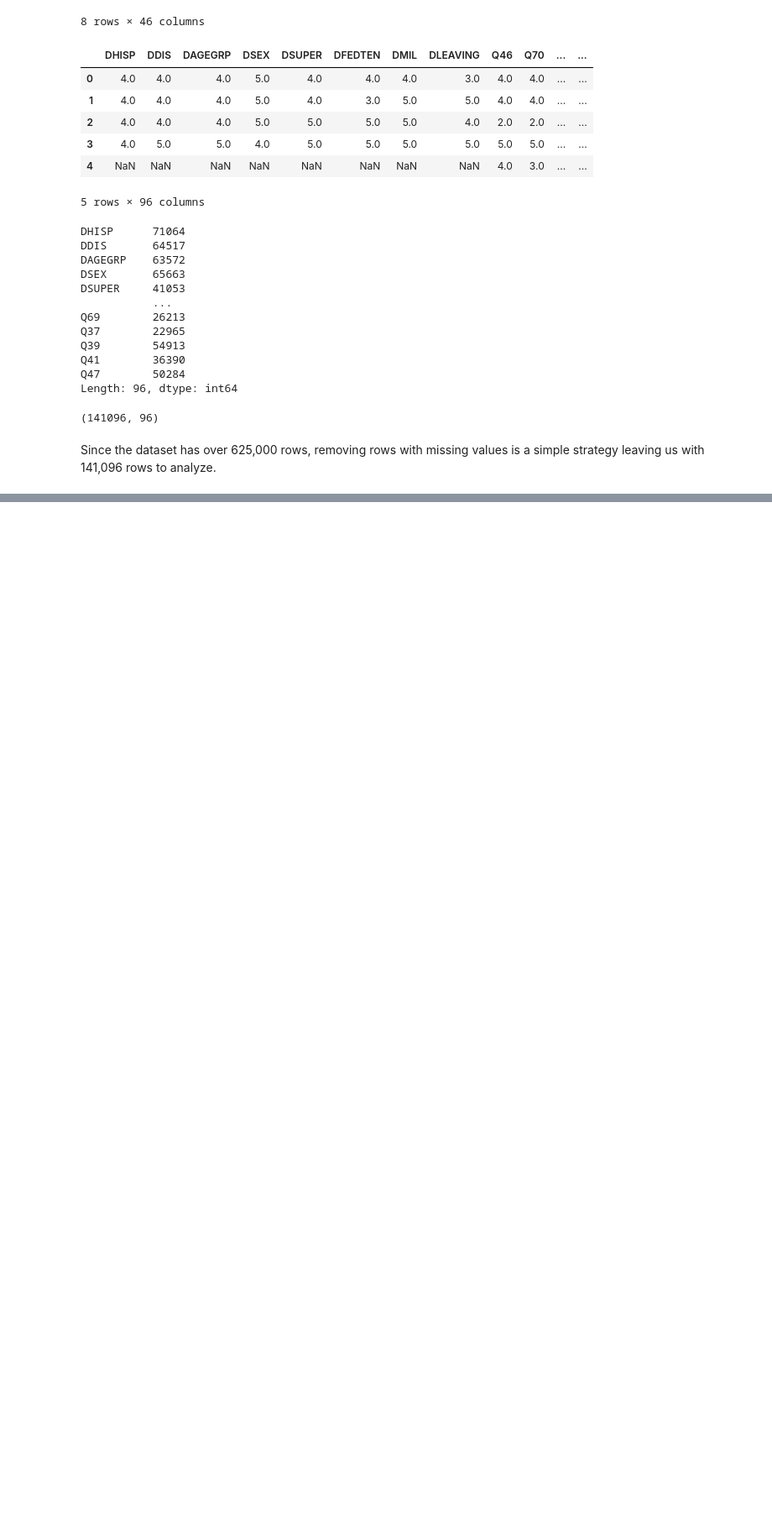
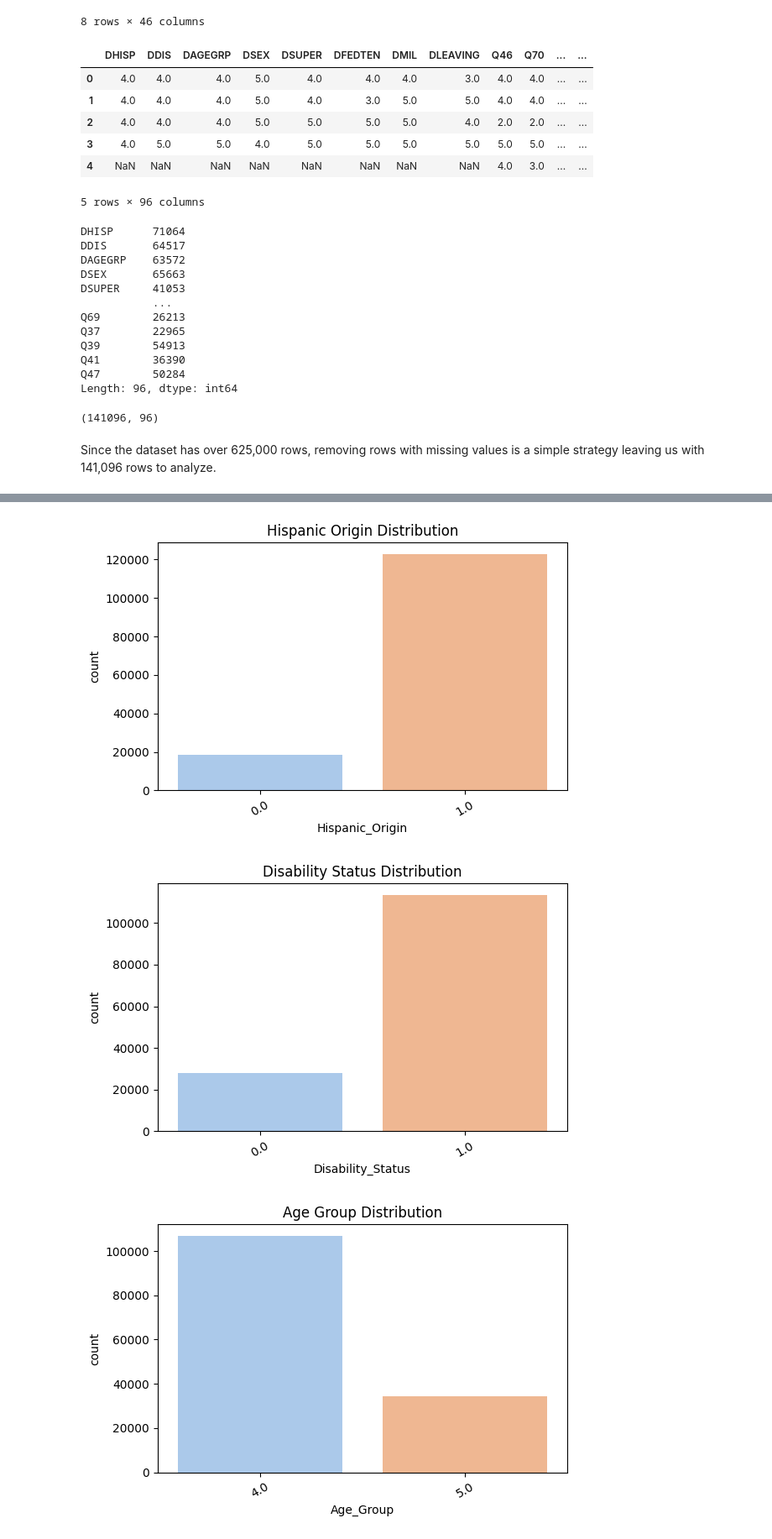
Before and after one commit to sophiaajensen/ADS599_CapstoneProject, a Jupyter notebook: 2023FEV.ipynb, the cells around one changed output, grey strips where cells are left out. Shown at 84% size. Drawn from its saved outputs; the diff is of its cells as text; code cells hidden in the pictures; blank space fills up the shorter version.

Commit message:
Add EDA on survey data

```diff
--- a/2023FEV.ipynb
+++ b/2023FEV.ipynb
@@ -3,6 +7,6 @@ import pandas as pd
 # %%
 # Upload the 2023 FEVS data
-df_2023 = pd.read_csv('/Users/sophie/Desktop/ADS599_CapstoneProject/data/FEVS2023_PRDF_CSV/FEVS_2023_PRDF.csv')
+df_2023 = pd.read_csv('/Users/sophie/Downloads/ADS599_CapstoneProject/data/FEVS_2023_PRDF.csv')
 df_2023.head(10)
 # %% [output]
 |  | RandomID | agency | Q1 | Q2 | Q3 | Q4 | Q5 | Q6 | Q7 | Q8 | ... | ... |
@@ -126,3 +130,17 @@ df_clean.shape
 (141096, 96)
 # %% [markdown]
 Since the dataset has over 625,000 rows, removing rows with missing values is a simple strategy leaving us with 141,096 rows to analyze.
+# %%
+# Rename demographic columns for clarity
+df_clean.rename(columns={
+    'DHISP': 'Hispanic_Origin',
+    'DDIS': 'Disability_Status',
+    'DAGEGRP': 'Age_Group',
+    'DSEX': 'Gender',
+    'DSUPER': 'Supervisory_Status',
+    'DFEDTEN': 'Federal_Tenure',
+    'DMIL': 'Military_Service_Status',
+    'DLEAVING': 'Intent_to_Leave'
+}, inplace=True)
+
+df_clean.head()
@@ -128,0 +155,9 @@ Since the dataset has over 625,000 rows, removing rows with missing values is a
+# %%
+# Fixed Demographic columns to have No(0) or yes (1) values
+binary_map = {4: 1, 5: 0}
+
+df_clean['Hispanic_Origin'] = df_clean['Hispanic_Origin'].replace(binary_map)
+df_clean['Gender'] = df_clean['Gender'].replace(binary_map)
+df_clean['Military_Service_Status'] = df_clean['Military_Service_Status'].replace(binary_map)
+df_clean['Disability_Status'] = df_clean['Disability_Status'].replace(binary_map)
+df_clean['Supervisory_Status'] = df_clean['Supervisory_Status'].replace(binary_map)
@@ -128,0 +176,18 @@ Since the dataset has over 625,000 rows, removing rows with missing values is a
+# %%
+import matplotlib.pyplot as plt
+import seaborn as sns
+
+demographics = ['Hispanic_Origin', 'Disability_Status', 'Age_Group', 'Gender',
+                'Supervisory_Status', 'Federal_Tenure', 'Military_Service_Status', 'Intent_to_Leave']
+
+for col in demographics:
+    plt.figure(figsize=(6, 4))
+    sns.countplot(data=df_clean, x=col, hue=col, palette='pastel', legend=False)
+    plt.title(f'{col.replace("_", " ")} Distribution')
+    plt.xticks(rotation=30)
+    plt.tight_layout()
+    plt.show()
+# %% [output]
+[figure, added]
+[figure, added]
+[figure, added]
```
Also changed, not shown: parts of 16 cells of this notebook, 2 other files.
